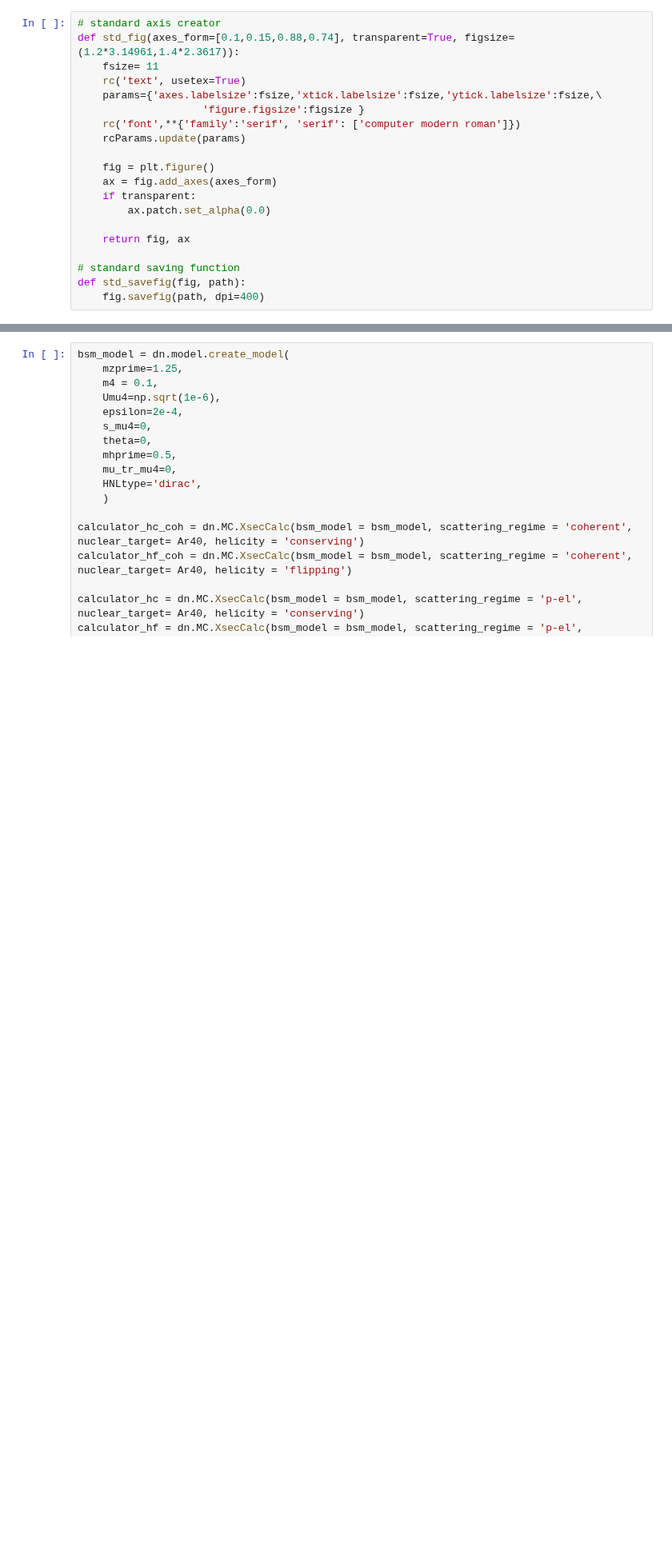
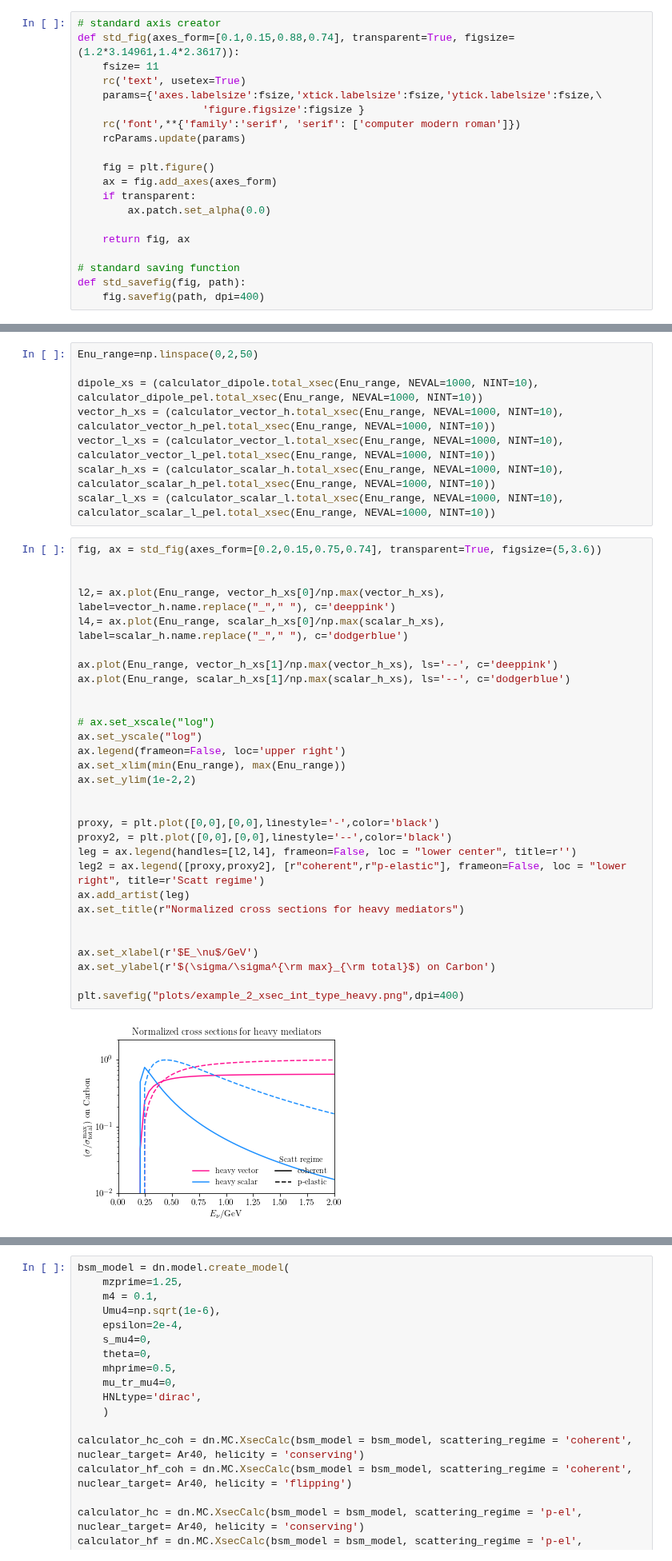
Before and after one commit to mhostert/DarkNews-generator, a Jupyter notebook: examples/Example_2_total_xsecs.ipynb, the cells around one changed output, grey strips where cells are left out. Shown at 80% size. Drawn from its saved outputs; the diff is of its cells as text; blank space fills up the shorter version.

```diff
--- a/examples/Example_2_total_xsecs.ipynb
+++ b/examples/Example_2_total_xsecs.ipynb
@@ -46,0 +177,40 @@ def std_savefig(fig, path):
+# %%
+Enu_range=np.linspace(0,2,50)
+
+dipole_xs = (calculator_dipole.total_xsec(Enu_range, NEVAL=1000, NINT=10), calculator_dipole_pel.total_xsec(Enu_range, NEVAL=1000, NINT=10))
+vector_h_xs = (calculator_vector_h.total_xsec(Enu_range, NEVAL=1000, NINT=10), calculator_vector_h_pel.total_xsec(Enu_range, NEVAL=1000, NINT=10))
+vector_l_xs = (calculator_vector_l.total_xsec(Enu_range, NEVAL=1000, NINT=10), calculator_vector_l_pel.total_xsec(Enu_range, NEVAL=1000, NINT=10))
+scalar_h_xs = (calculator_scalar_h.total_xsec(Enu_range, NEVAL=1000, NINT=10), calculator_scalar_h_pel.total_xsec(Enu_range, NEVAL=1000, NINT=10))
+scalar_l_xs = (calculator_scalar_l.total_xsec(Enu_range, NEVAL=1000, NINT=10), calculator_scalar_l_pel.total_xsec(Enu_range, NEVAL=1000, NINT=10))
+# %%
+fig, ax = std_fig(axes_form=[0.2,0.15,0.75,0.74], transparent=True, figsize=(5,3.6))
+
+
+l2,= ax.plot(Enu_range, vector_h_xs[0]/np.max(vector_h_xs), label=vector_h.name.replace("_"," "), c='deeppink')
+l4,= ax.plot(Enu_range, scalar_h_xs[0]/np.max(scalar_h_xs), label=scalar_h.name.replace("_"," "), c='dodgerblue')
+
+ax.plot(Enu_range, vector_h_xs[1]/np.max(vector_h_xs), ls='--', c='deeppink')
+ax.plot(Enu_range, scalar_h_xs[1]/np.max(scalar_h_xs), ls='--', c='dodgerblue')
+
+
+# ax.set_xscale("log")
+ax.set_yscale("log")
+ax.legend(frameon=False, loc='upper right')
+ax.set_xlim(min(Enu_range), max(Enu_range))
+ax.set_ylim(1e-2,2)
+
+
+proxy, = plt.plot([0,0],[0,0],linestyle='-',color='black')
+proxy2, = plt.plot([0,0],[0,0],linestyle='--',color='black')
+leg = ax.legend(handles=[l2,l4], frameon=False, loc = "lower center", title=r'')
+leg2 = ax.legend([proxy,proxy2], [r"coherent",r"p-elastic"], frameon=False, loc = "lower right", title=r'Scatt regime')
+ax.add_artist(leg)
+ax.set_title(r"Normalized cross sections for heavy mediators")
+
+
+ax.set_xlabel(r'$E_\nu$/GeV')
+ax.set_ylabel(r'$(\sigma/\sigma^{\rm max}_{\rm total}$) on Carbon')
+
+plt.savefig("plots/example_2_xsec_int_type_heavy.png",dpi=400)
+# %% [output]
+[figure, added]
```
Also changed, not shown: parts of 13 cells of this notebook, 10 other files.
